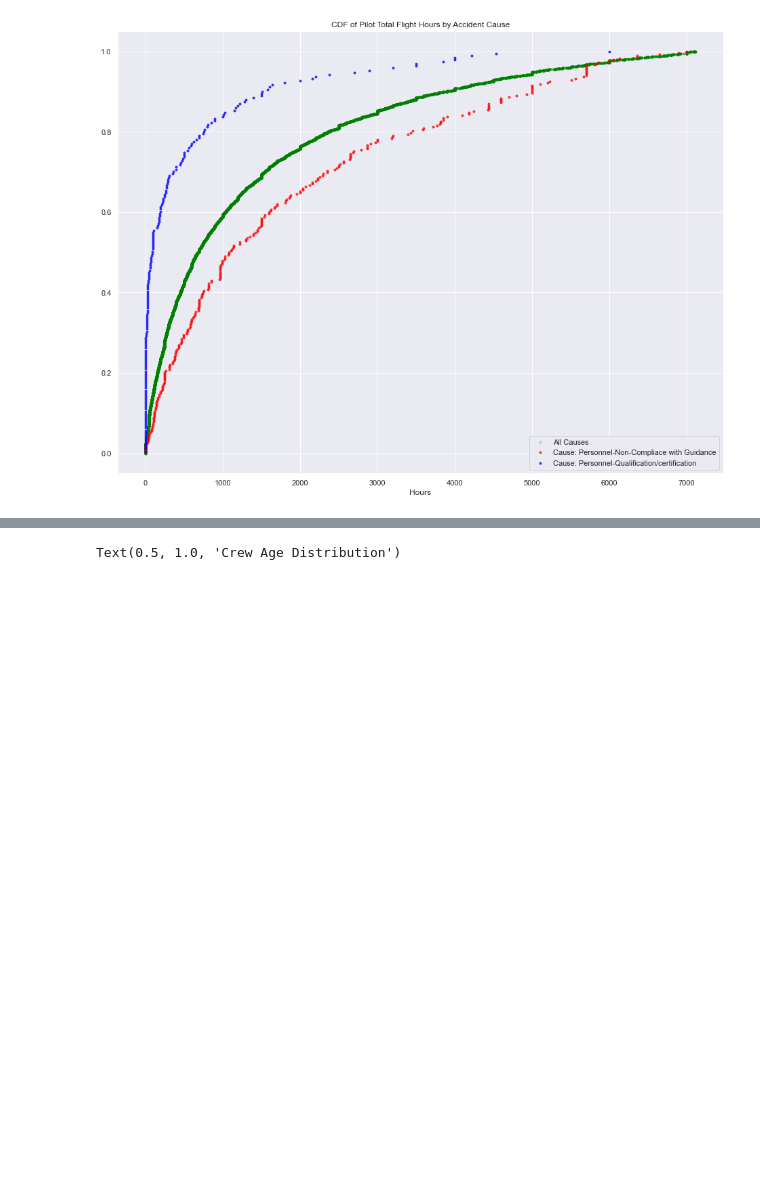
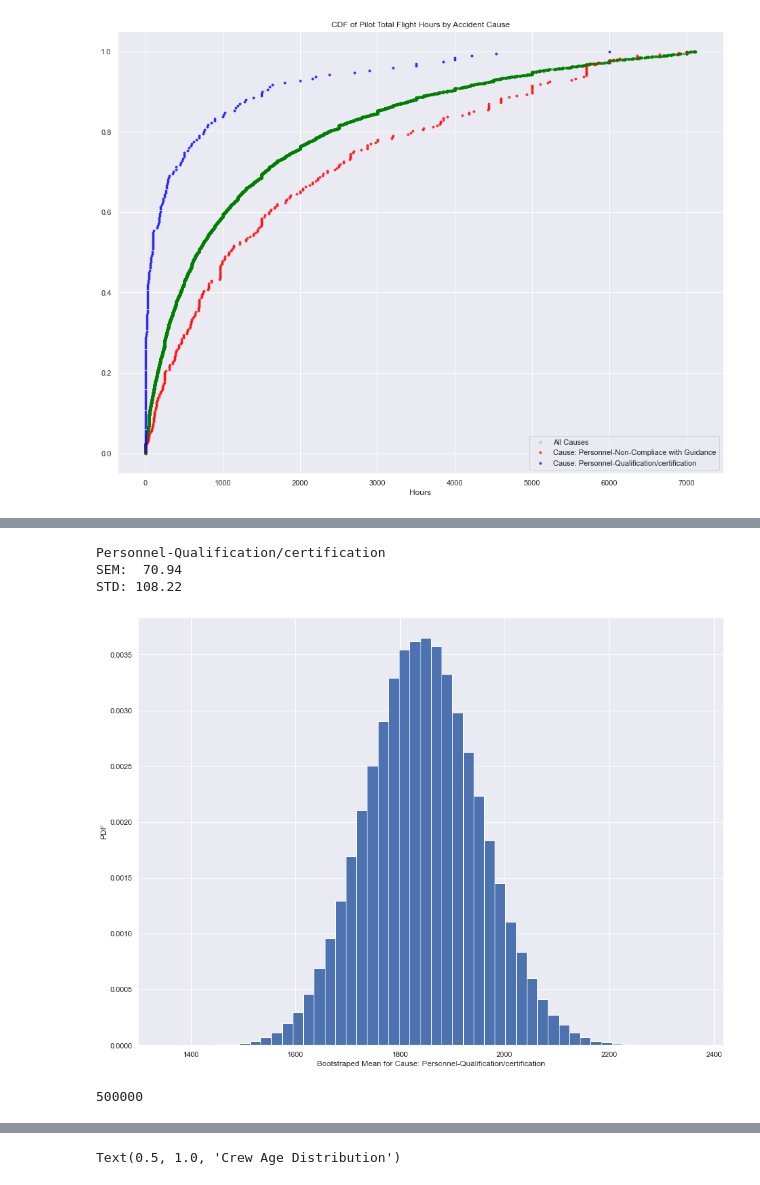
Before and after one commit to birr-data/capstone2, a Jupyter notebook: notebooks/mjg-1.0-EDA.ipynb, the cells around one changed output, grey strips where cells are left out. Saved outputs shown, nothing was run; the diff lists cells and outputs as text; code cells hidden in the pictures; blank space fills up the shorter version.

```diff
--- a/notebooks/mjg-1.0-EDA.ipynb
+++ b/notebooks/mjg-1.0-EDA.ipynb
@@ -651,3 +689,15 @@ plt.show()
+# %%
+print(item2)
+data2 = df[df['event_cause'] == item2]['ALL-TOTL']
+name = 'Mean'
+b = bootstrapper(item2, data2, np.mean, name, 500000)
+print(len(b))
+# %% [output]
+Personnel-Qualification/certification
+SEM:  70.94
+STD: 108.22
+[figure, added]
+500000
 # %% [markdown]
 ## Hypothesis Testing
 
```
Also changed, not shown: parts of 57 cells of this notebook.
